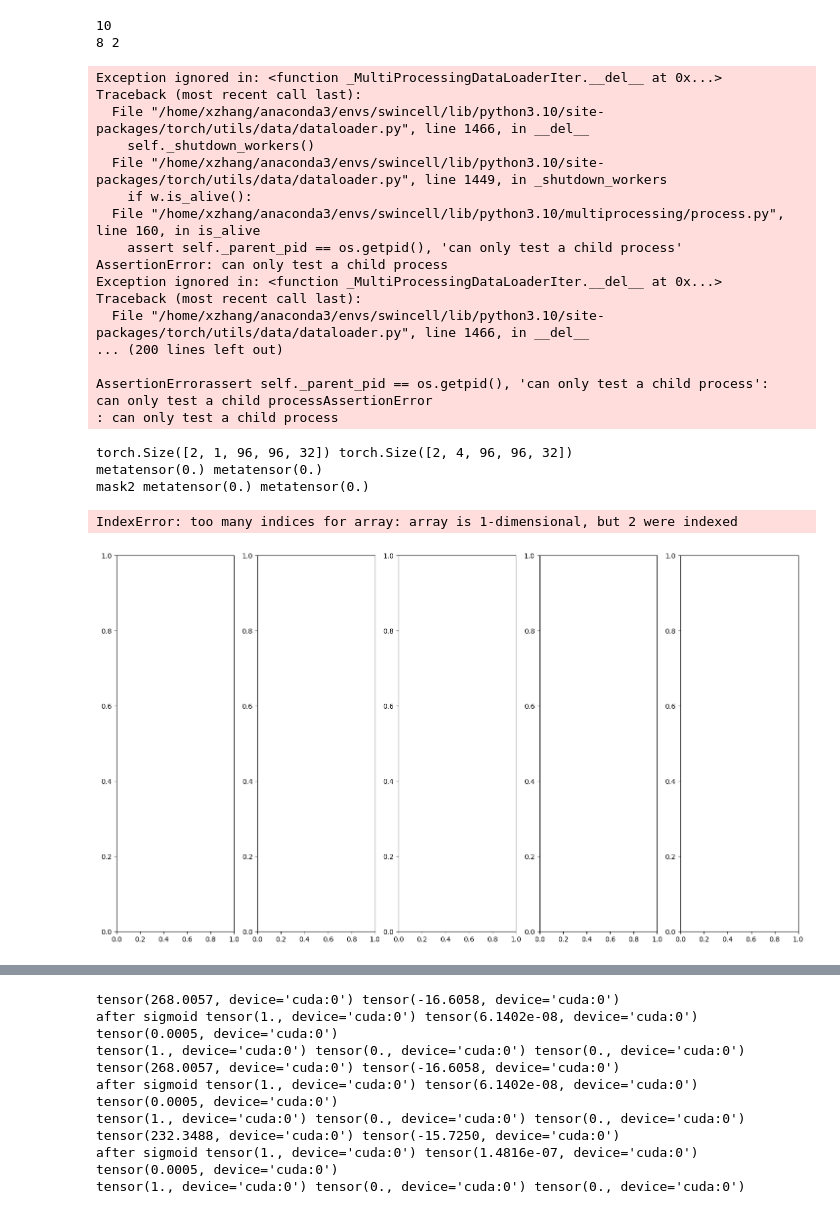
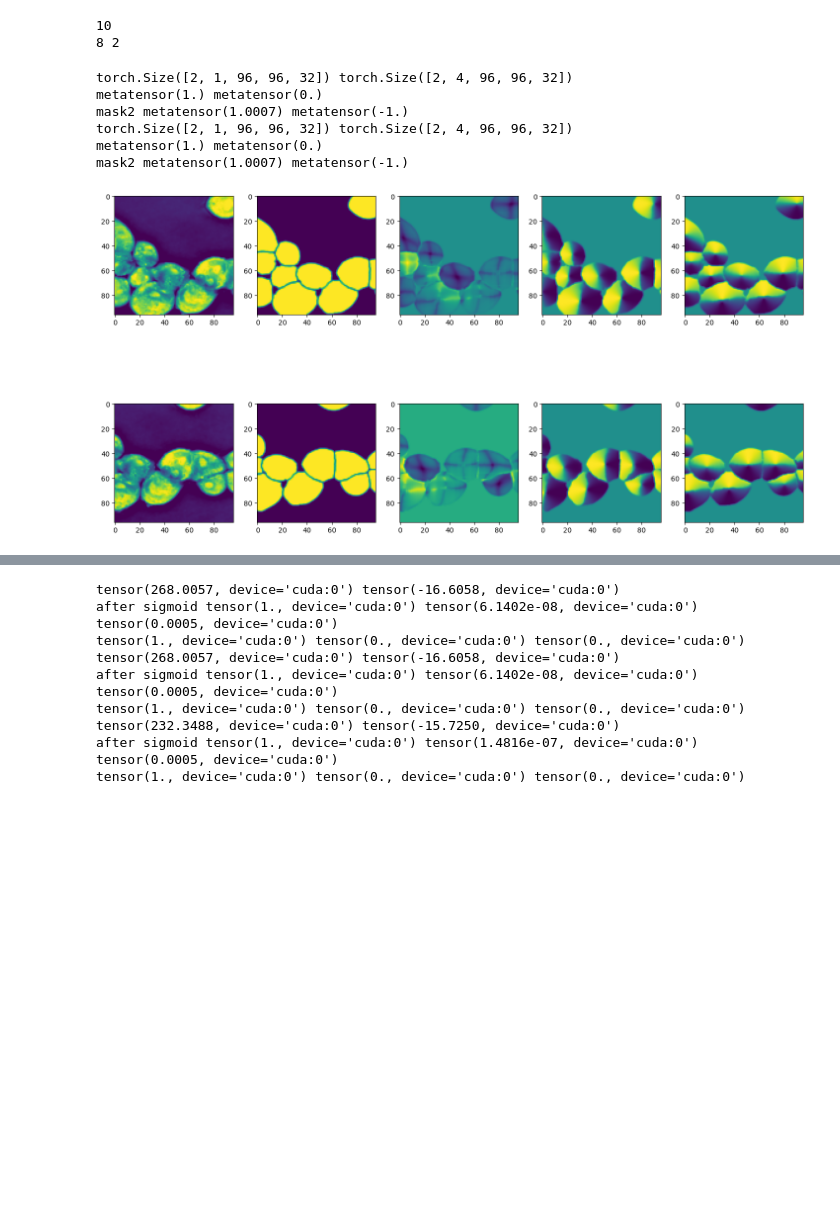
Before and after one commit to xzhang0123/SwinCell, a Jupyter notebook: swincell/notebooks/workflow.ipynb, the cells around one changed output, grey strips where cells are left out. Saved outputs shown, nothing was run; the diff lists cells and outputs as text; code cells hidden in the pictures; blank space fills up the shorter version.

```diff
--- a/swincell/notebooks/workflow.ipynb
+++ b/swincell/notebooks/workflow.ipynb
@@ -229,66 +202,48 @@ n_row = 1
 10
 8 2
 # %%
+n_row = 2
 fig, axes = plt.subplots(n_row, 5,sharex=False, sharey=False, figsize=(18,10))
-n=0
-# for i in valid_loader:
-# for i in train_loader:
+
+slice2view = args.ROI[-1]//2
 for i in range(n_row):
     datai = next(iter(train_loader))
     img2plot=datai['image']
     label2plot=datai['label']
     # img2plot,label2plot = next(iter(train_loader))
     print(img2plot.shape, label2plot.shape)
 
     top= torch.max(img2plot[0,0,:,:,:],dim=-1)[0].detach().cpu()
 
     # mask0= torch.max(label2plot[0,0,0,:,:,:],dim=-1)[0].detach().cpu()
     # mask1= torch.max(label2plot[0,0,1,:,:,:],dim=-1)[0].detach().cpu()
     # mask2= torch.max(label2plot[0,0,2,:,:,:],dim=-1)[0].detach().cpu()
     # mask3= torch.max(label2plot[0,0,2,:,:,:],dim=-1)[0].detach().cpu()
-    zzz = 16
-    # mask0= label2plot[0,0,0,:,:,zzz].detach().cpu()
-    # mask1= label2plot[0,0,1,:,:,zzz].detach().cpu()
-    # mask2= label2plot[0,0,2,:,:,zzz].detach().cpu()
-    # mask3= label2plot[0,0,3,:,:,zzz].detach().cpu()
-    # mask0= label2plot[0,0,:,:,zzz].detach().cpu()
-    mask0= label2plot[0,0,:,:,zzz].detach().cpu()
-    mask1= label2plot[0,1,:,:,zzz].detach().cpu()
-    mask2= label2plot[0,2,:,:,zzz].detach().cpu()
-    mask3= label2plot[0,3,:,:,zzz].detach().cpu()
-    # mask1= label2plot[0,0,1,zzz,:,:].detach().cpu()
-    # mask2= label2plot[0,0,2,:,zzz,:].detach().cpu()
-    # mask3= label2plot[0,0,3,:,:,zzz].detach().cpu()
-    # side_label= torch.max(label2plot[0,0,:,:,:],dim=-2)[0].detach().cpu()
+
+    mask0= label2plot[0,0,:,:,slice2view].detach().cpu()
+    mask1= label2plot[0,1,:,:,slice2view].detach().cpu()
+    mask2= label2plot[0,2,:,:,slice2view].detach().cpu()
+    mask3= label2plot[0,3,:,:,slice2view].detach().cpu()
+
+    # mask0= label2plot[0,0,slice2view].detach().cpu()
+    # mask1= label2plot[0,1,slice2view].detach().cpu()
+    # mask2= label2plot[0,2,slice2view].detach().cpu()
+    # mask3= label2plot[0,3,slice2view].detach().cpu()
+
     print(mask0.max(),mask0.min())
     print('mask2',mask2.max(),mask2.min())
-    axes[n,0].imshow(img2plot[0,0,:,:,zzz])
+    axes[i,0].imshow(img2plot[0,0,:,:,slice2view])
 
 
-    axes[n,1].imshow(mask0)
-    axes[n,2].imshow(mask1)
-    axes[n,3].imshow(mask2)
-    axes[n,4].imshow(mask3)
+    axes[i,1].imshow(mask0)
+    axes[i,2].imshow(mask1)
+    axes[i,3].imshow(mask2)
+    axes[i,4].imshow(mask3)
 # %% [output]
-Exception ignored in: <function _MultiProcessingDataLoaderIter.__del__ at 0x...>
-Traceback (most recent call last):
-  File "/home/xzhang/anaconda3/envs/swincell/lib/python3.10/site-packages/torch/utils/data/dataloader.py", line 1466, in __del__
-    self._shutdown_workers()
-  File "/home/xzhang/anaconda3/envs/swincell/lib/python3.10/site-packages/torch/utils/data/dataloader.py", line 1449, in _shutdown_workers
-    if w.is_alive():
-  File "/home/xzhang/anaconda3/envs/swincell/lib/python3.10/multiprocessing/process.py", line 160, in is_alive
-    assert self._parent_pid == os.getpid(), 'can only test a child process'
-AssertionError: can only test a child process
-Exception ignored in: <function _MultiProcessingDataLoaderIter.__del__ at 0x...>
-Traceback (most recent call last):
-  File "/home/xzhang/anaconda3/envs/swincell/lib/python3.10/site-packages/torch/utils/data/dataloader.py", line 1466, in __del__
-... (200 lines left out)
-
-AssertionErrorassert self._parent_pid == os.getpid(), 'can only test a child process':
-can only test a child processAssertionError
-: can only test a child process
+torch.Size([2, 1, 96, 96, 32]) torch.Size([2, 4, 96, 96, 32])
+metatensor(1.) metatensor(0.)
+mask2 metatensor(1.0007) metatensor(-1.)
+torch.Size([2, 1, 96, 96, 32]) torch.Size([2, 4, 96, 96, 32])
+metatensor(1.) metatensor(0.)
+mask2 metatensor(1.0007) metatensor(-1.)
-torch.Size([2, 1, 96, 96, 32]) torch.Size([2, 4, 96, 96, 32])
-metatensor(0.) metatensor(0.)
-mask2 metatensor(0.) metatensor(0.)
-IndexError: too many indices for array: array is 1-dimensional, but 2 were indexed
-[figure, old version]
+[figure, new version]
```
Also changed, not shown: parts of 23 cells of this notebook, 6 other files.
